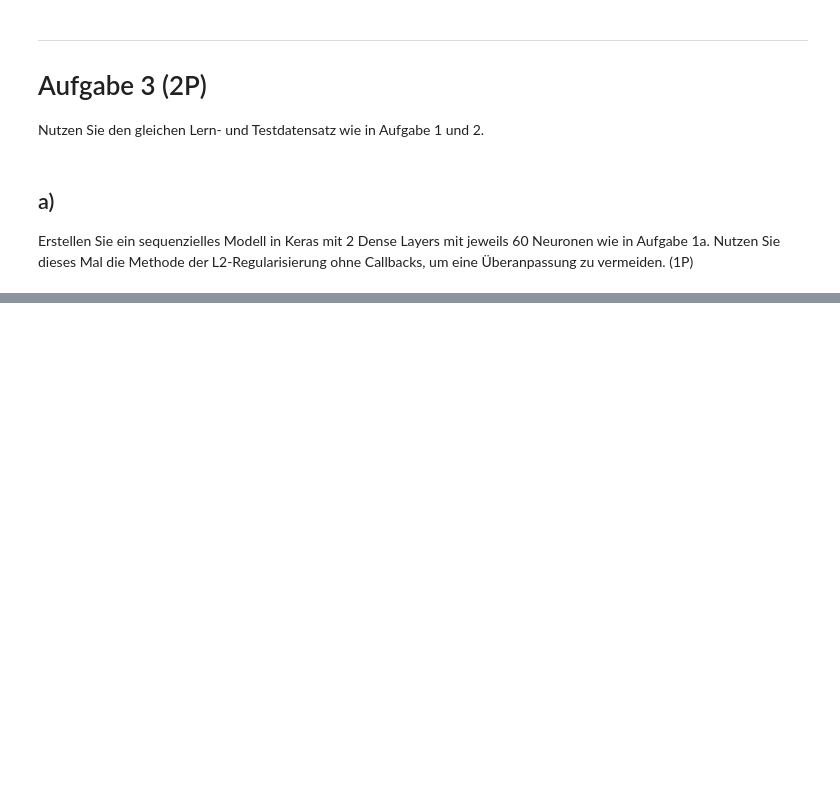
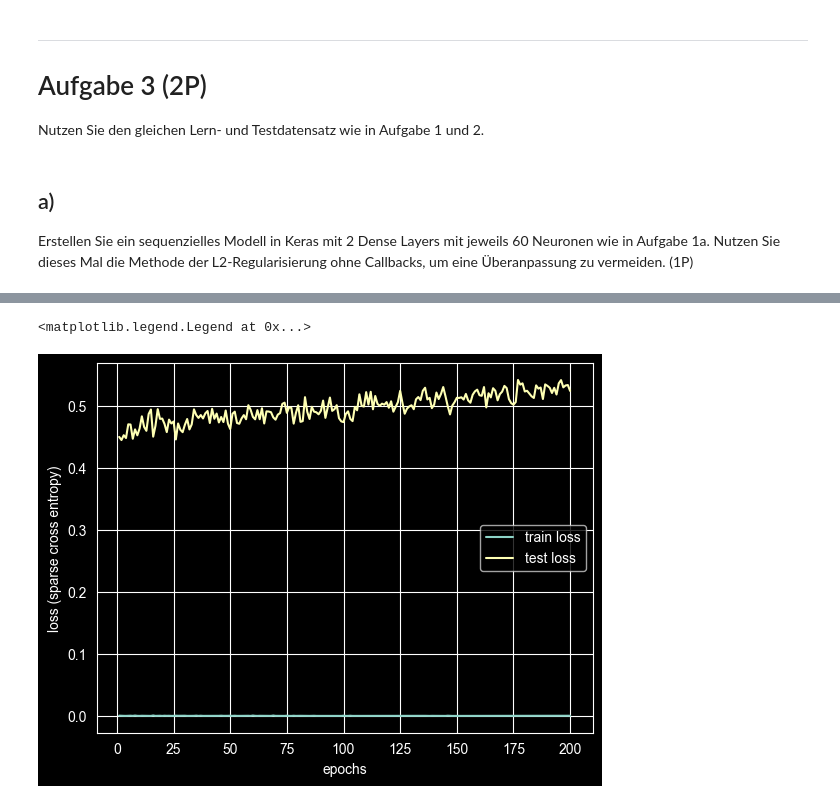
Before and after one commit to MuhammedKrz/DatenanalyseUndMLPraktika, a Jupyter notebook: Blatt 8/Praktikum8.ipynb, the cells around one changed output, grey strips where cells are left out. Cells and saved outputs as stored; diff of their text form; code cells hidden in the pictures; blank space fills up the shorter version.

```diff
--- a/Blatt 8/Praktikum8.ipynb
+++ b/Blatt 8/Praktikum8.ipynb
@@ -192,3 +220,20 @@ nachdem wie bei Ihnen der Prozess verlaufen ist, bemühen Sie sich darum, das Ov
 (1P)
 
 <img src="images/3b.png" width="600">
+# %%
+epochs = 200
+batch_size = 32
+history = model.fit(X_train, y_train, epochs=epochs, batch_size=batch_size,validation_data=(X_test, y_test), verbose=False)
+
+loss = history.history['loss']
+val_loss = history.history['val_loss']
+
+epochs_axis = range(1, len(loss)+1)
+plt.plot(epochs_axis, loss, label='train loss')
+plt.plot(epochs_axis, val_loss, label='test loss')
+plt.xlabel('epochs')
+plt.ylabel('loss (sparse cross entropy)')
+plt.legend()
+# %% [output]
+<matplotlib.legend.Legend at 0x...>
+[figure, added]
```
Also changed, not shown: parts of 5 cells of this notebook, 1 other file.
